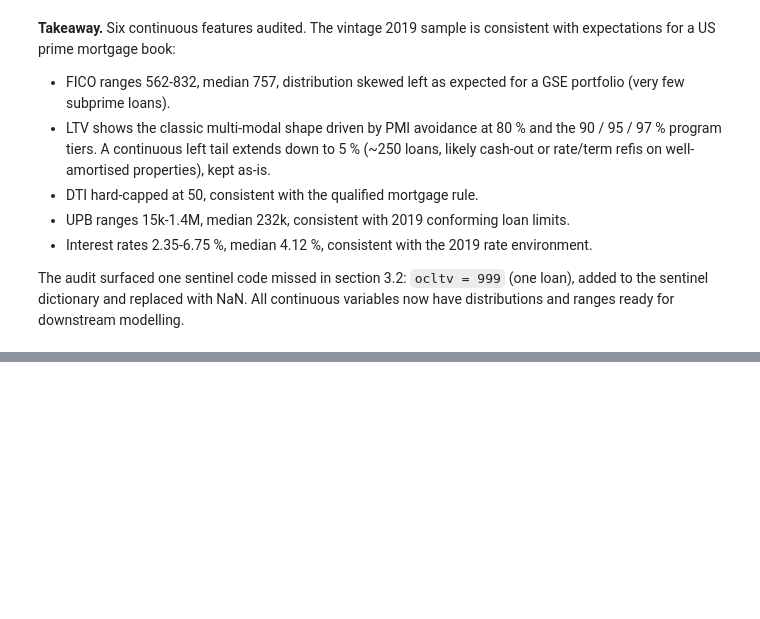
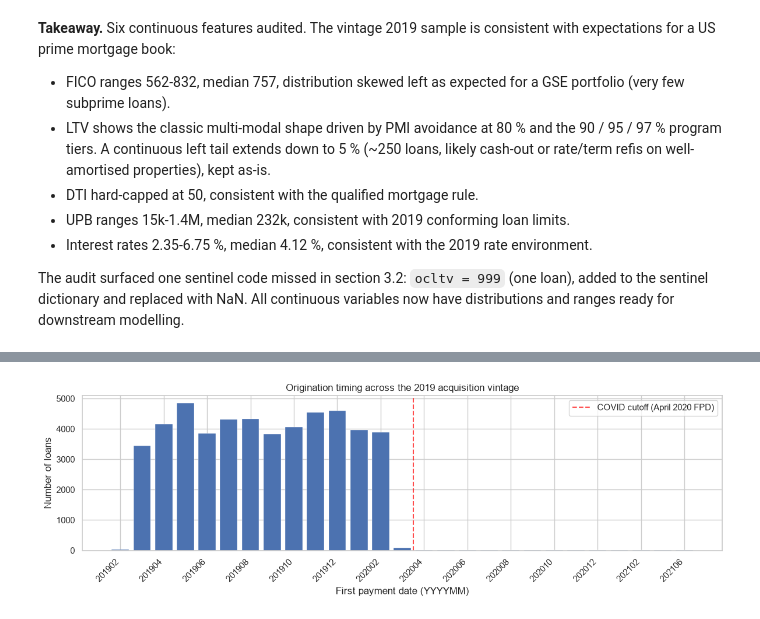
Before and after one commit to capristunt/Credit-Risk-Freddie-Mac-SFLLD-2019, a Jupyter notebook: notebooks/01_data_preparation.ipynb, the cells around one changed output, grey strips where cells are left out. Saved outputs shown, nothing was run; the diff lists cells and outputs as text; code cells hidden in the pictures; blank space fills up the shorter version.

Commit message:
feat(notebook-01): data loading, origination audit, performance audit in progress

```diff
--- a/notebooks/01_data_preparation.ipynb
+++ b/notebooks/01_data_preparation.ipynb
@@ -295,0 +450,7 @@ The audit surfaced one sentinel code missed in section 3.2: `ocltv = 999` (one l
+# %%
+# Distribution of first payment date across the sample
+fpd_counts = orig["first_payment_date"].value_counts().sort_index()
+print(f"first_payment_date range: {fpd_counts.index.min()} to {fpd_counts.index.max()}")
+print(f"Number of distinct months: {len(fpd_counts)}")
+print(f"\nMonthly distribution:")
+fpd_counts
@@ -295,0 +479,23 @@ The audit surfaced one sentinel code missed in section 3.2: `ocltv = 999` (one l
+# %%
+# Visualise the distribution to spot pre- vs post-COVID split
+fig, ax = plt.subplots(figsize=(12, 4))
+
+fpd_str = fpd_counts.index.astype(str)
+ax.bar(range(len(fpd_counts)), fpd_counts.values, edgecolor="white", linewidth=0.3)
+ax.set_xticks(range(0, len(fpd_counts), 2))
+ax.set_xticklabels(fpd_str[::2], rotation=45, ha="right")
+ax.set_xlabel("First payment date (YYYYMM)")
+ax.set_ylabel("Number of loans")
+ax.set_title("Origination timing across the 2019 acquisition vintage")
+
+# Mark the COVID cutoff visually
+covid_month = 202004  # April 2020 first payment ≈ origination Feb/March 2020
+if covid_month in fpd_counts.index:
+    covid_idx = list(fpd_counts.index).index(covid_month)
+    ax.axvline(covid_idx - 0.5, color="red", linestyle="--", linewidth=1.5, alpha=0.7, label="COVID cutoff (April 2020 FPD)")
+    ax.legend()
+
+fig.tight_layout()
+plt.show()
+# %% [output]
+[figure, added]
```
Also changed, not shown: parts of 35 cells of this notebook, 1 other file.
